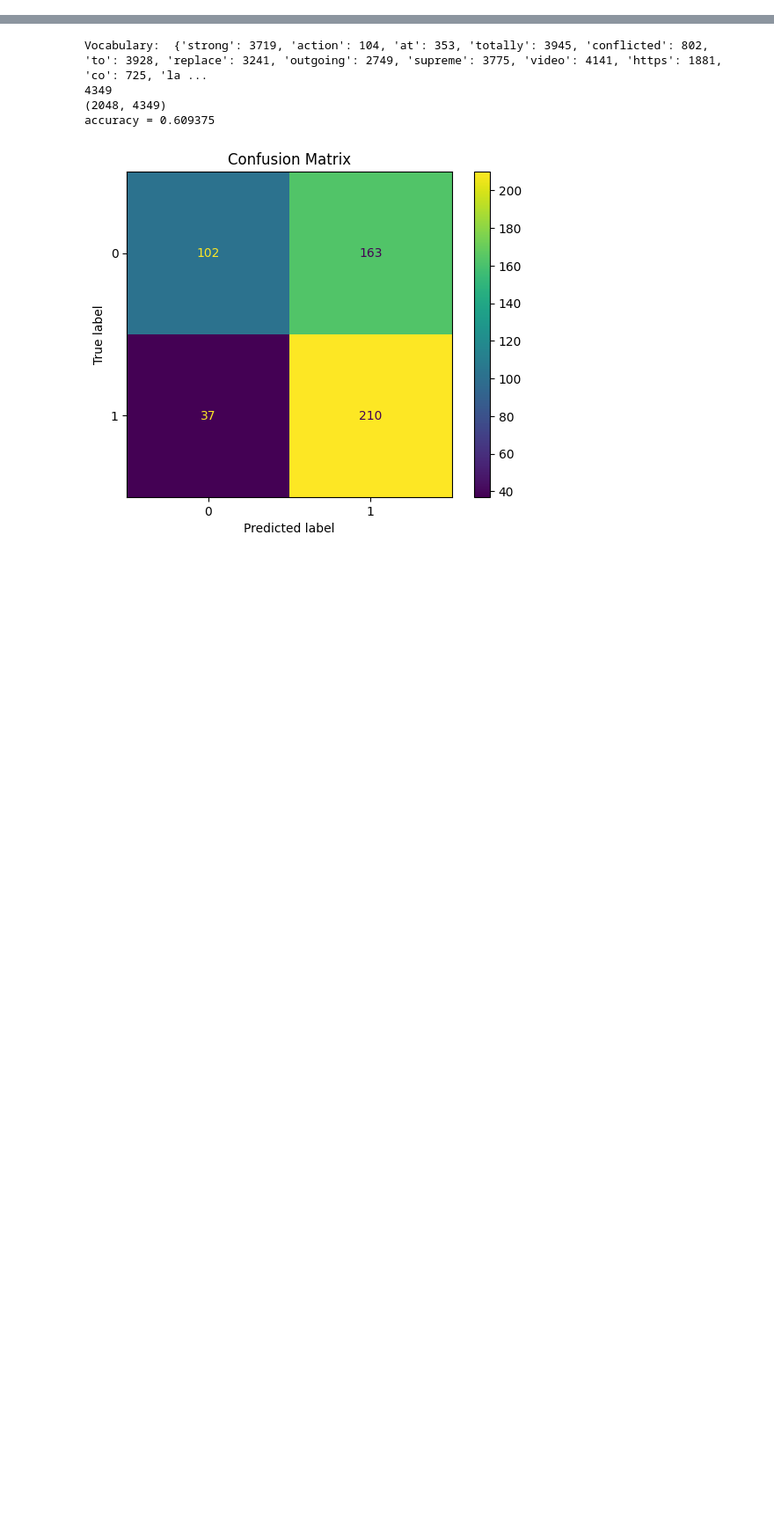
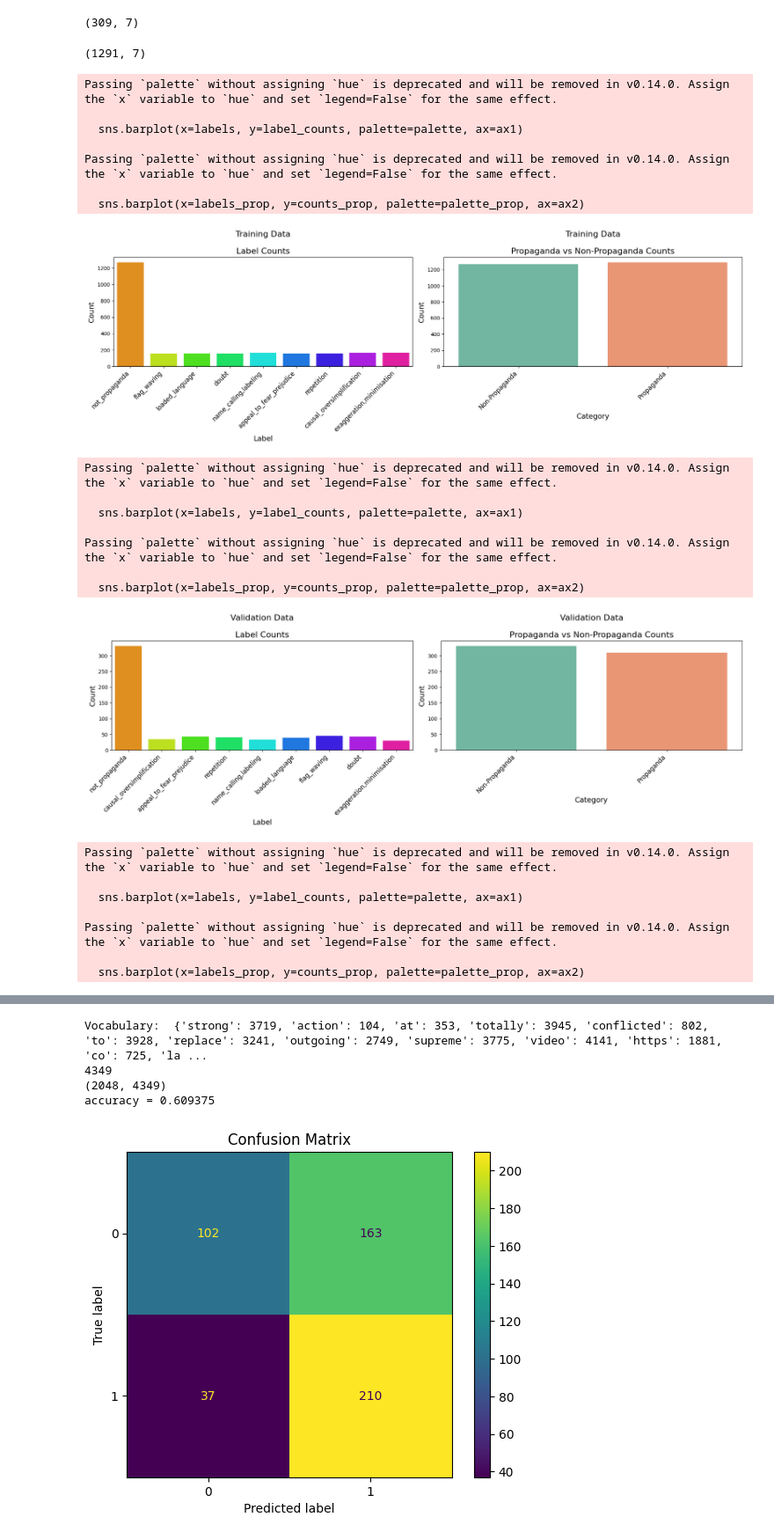
Before and after one commit to raymondfdavey/NLP_ASSESSMENT, a Jupyter notebook: NLE_assessment.ipynb, the cells around one changed output, grey strips where cells are left out. Shown: that part at 88% size. Saved outputs shown, nothing was run; the diff lists cells and outputs as text; code cells hidden in the pictures; blank space fills up the shorter version.

```diff
--- a/NLE_assessment.ipynb
+++ b/NLE_assessment.ipynb
@@ -8,2 +10,2 @@ from utils import *
 # %%
-train_df, val_df, test_df = get_processed_data()
+train_df, val_df = get_processed_data(dev=False)
@@ -48,0 +28,69 @@ Passing `palette` without assigning `hue` is deprecated and will be removed in v
+# %%
+train_df_mult = train_df.drop(train_df[train_df['snippet_label'] == 'not_propaganda'].index)
+val_df_mult = val_df.drop(val_df[val_df['snippet_label'] == 'not_propaganda'].index)
+val_df_mult.shape
+train_df_mult.shape
+# %% [output]
+(309, 7)
+(1291, 7)
+# %%
+def show_class_distros(dataframe, data_type='unspecified'):
+    labels = dataframe["snippet_label"].unique()
+    label_counts = [len(dataframe[dataframe["snippet_label"]==label]) for label in labels]
+
+    # Create a color palette with a unique color for each bar
+    palette = sns.color_palette("hsv", len(labels))
+
+    fig, (ax1, ax2) = plt.subplots(1, 2, figsize=(18, 6))  # Adjust the figure size as needed
+
+    # Create the first barplot
+    sns.barplot(x=labels, y=label_counts, palette=palette, ax=ax1)
+    ax1.set_xlabel('Label', fontsize=14)
+    ax1.set_ylabel('Count', fontsize=14)
+    ax1.set_title(f'{data_type}\n\nLabel Counts', fontsize=16)
+    ax1.set_xticklabels(labels, rotation=45, ha='right', fontsize=12)  # Rotate x-axis labels by 45 degrees
+
+    # Create the second barplot for propaganda vs non-propaganda
+    non_propaganda_count = len(dataframe[dataframe["snippet_label"] == "not_propaganda"])
+    propaganda_count = len(dataframe) - non_propaganda_count
+    labels_prop = ["Non-Propaganda", "Propaganda"]
+    counts_prop = [non_propaganda_count, propaganda_count]
+    palette_prop = sns.color_palette("Set2", 2)  # Choose a different color palette
+
+    sns.barplot(x=labels_prop, y=counts_prop, palette=palette_prop, ax=ax2)
+    ax2.set_xlabel('Category', fontsize=14)
+    ax2.set_ylabel('Count', fontsize=14)
+    ax2.set_title(f'{data_type}\n\nPropaganda vs Non-Propaganda Counts', fontsize=16)
+    ax2.set_xticklabels(labels_prop, rotation=45, ha='right', fontsize=12)  # Rotate x-axis labels by 45 degrees
+
+    plt.tight_layout()  # Adjust the spacing between subplots
+    plt.show()
+# %%
+show_class_distros(train_df, "Training Data")
+show_class_distros(val_df, "Validation Data")
+show_class_distros(train_df_mult, "Training Data")
+show_class_distros(val_df_mult, "Validation Data")
+# %% [output]
+Passing `palette` without assigning `hue` is deprecated and will be removed in v0.14.0. Assign the `x` variable to `hue` and set `legend=False` for the same effect.
+
+  sns.barplot(x=labels, y=label_counts, palette=palette, ax=ax1)
+
+Passing `palette` without assigning `hue` is deprecated and will be removed in v0.14.0. Assign the `x` variable to `hue` and set `legend=False` for the same effect.
+
+  sns.barplot(x=labels_prop, y=counts_prop, palette=palette_prop, ax=ax2)
+[figure, added]
+Passing `palette` without assigning `hue` is deprecated and will be removed in v0.14.0. Assign the `x` variable to `hue` and set `legend=False` for the same effect.
+
+  sns.barplot(x=labels, y=label_counts, palette=palette, ax=ax1)
+
+Passing `palette` without assigning `hue` is deprecated and will be removed in v0.14.0. Assign the `x` variable to `hue` and set `legend=False` for the same effect.
+
+  sns.barplot(x=labels_prop, y=counts_prop, palette=palette_prop, ax=ax2)
+[figure, added]
+Passing `palette` without assigning `hue` is deprecated and will be removed in v0.14.0. Assign the `x` variable to `hue` and set `legend=False` for the same effect.
+
+  sns.barplot(x=labels, y=label_counts, palette=palette, ax=ax1)
+
+Passing `palette` without assigning `hue` is deprecated and will be removed in v0.14.0. Assign the `x` variable to `hue` and set `legend=False` for the same effect.
+
+  sns.barplot(x=labels_prop, y=counts_prop, palette=palette_prop, ax=ax2)
```
Also changed, not shown: parts of 6 cells of this notebook, 16 other files.
